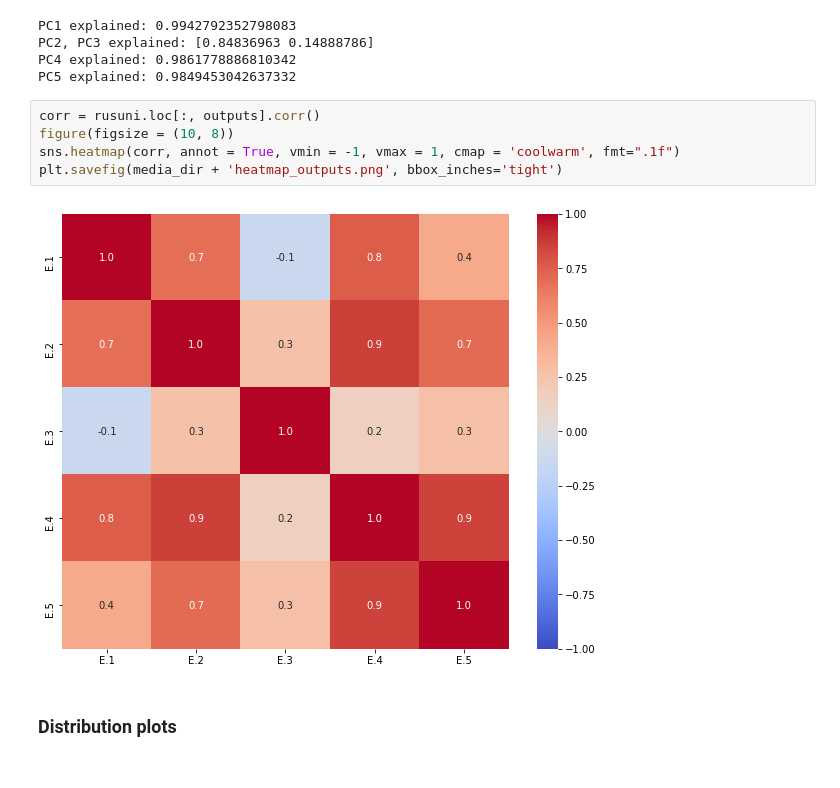
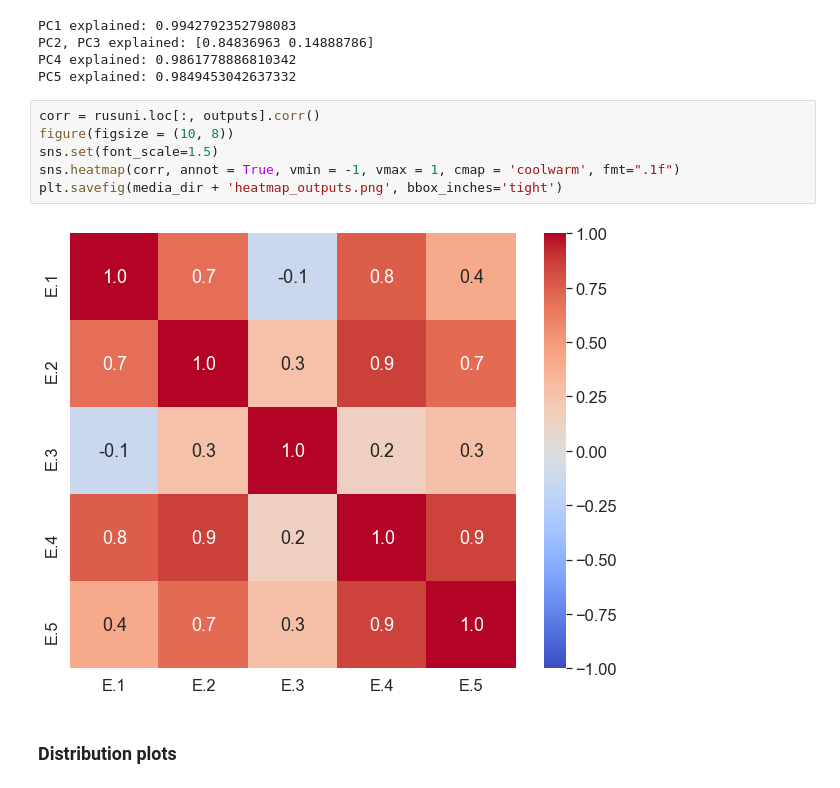
Before and after one commit to educauchy/World-University-Rankings, a Jupyter notebook: Main.ipynb, the cells around one changed output. Saved outputs shown, nothing was run; the diff lists cells and outputs as text.

```diff
--- a/Main.ipynb
+++ b/Main.ipynb
@@ -435,10 +434,11 @@ PC5 explained: 0.9849453042637332
 # %%
 corr = rusuni.loc[:, outputs].corr()
 figure(figsize = (10, 8))
+sns.set(font_scale=1.5)
 sns.heatmap(corr, annot = True, vmin = -1, vmax = 1, cmap = 'coolwarm', fmt=".1f")
 plt.savefig(media_dir + 'heatmap_outputs.png', bbox_inches='tight')
 # %% [output]
-[figure, old version]
+[figure, new version]
 # %% [markdown]
 ### Distribution plots
 # %%
```
Also changed, not shown: parts of 18 cells of this notebook, 21 other files.
